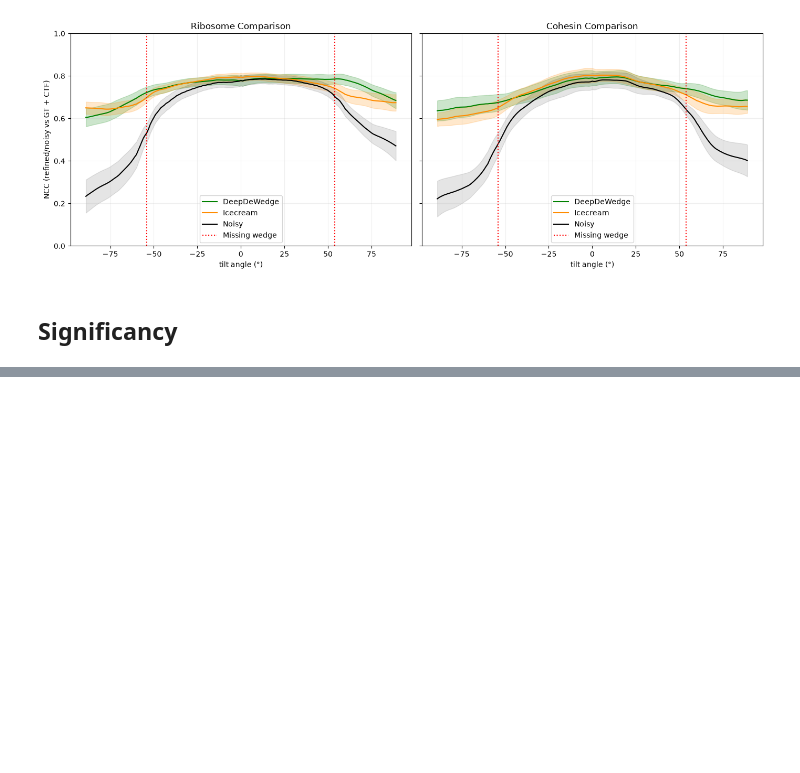
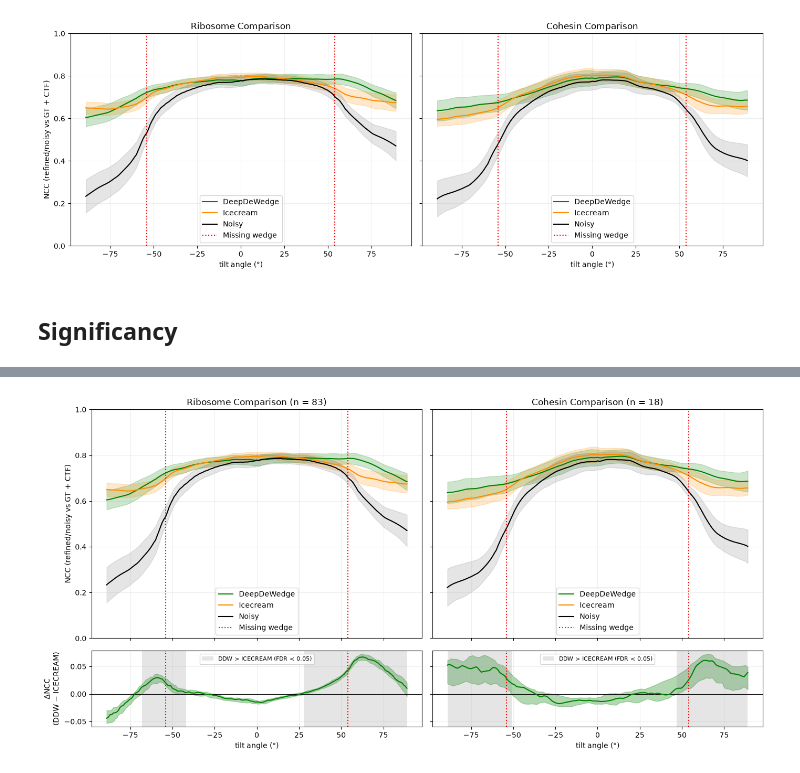
Before and after one commit to RubenMarchau/ARP, a Jupyter notebook: Phantom_tomogram_analysis.ipynb, the cells around one changed output, grey strips where cells are left out. Cells and saved outputs as stored; diff of their text form; code cells hidden in the pictures; blank space fills up the shorter version.

Commit message:
new FRC analysis in phantom tomogram + significancy slice comparison

```diff
--- a/Phantom_tomogram_analysis.ipynb
+++ b/Phantom_tomogram_analysis.ipynb
@@ -1009 +1037,88 @@ cohesin   DDW > ICECREAM           n= 18  median ΔNCC=+0.016  p_holm=6.4e-04  *
 cohesin   DDW > ICECREAM (wedge)   n= 18  median ΔNCC=+0.043  p_holm=7.6e-05  *
+# %%
+from pathlib import Path
+
+import matplotlib.pyplot as plt
+import numpy as np
+from scipy.stats import wilcoxon
+
+with np.load(Path("data") / "ncc_results.npz") as ncc_data:
+    angles = ncc_data["angles"]
+    ncc = {k: ncc_data[k] for k in ncc_data.files if k.startswith("ncc_")}
+
+exclude_outer_angles = True
+angle_mask = (np.abs(angles) < 90) if exclude_outer_angles else np.ones(angles.shape, dtype=bool)
+x = angles[angle_mask]
+
+MW = 54            # missing-wedge edge (deg)
+ALPHA = 0.05
+N_BOOT = 2000
+rng = np.random.default_rng(42)
+
+
+def bh(p):
+    """Benjamini-Hochberg FDR: True where significant."""
+    p = np.asarray(p)
+    order = np.argsort(p)
+    ranked = p[order] * len(p) / np.arange(1, len(p) + 1)
+    q = np.minimum.accumulate(ranked[::-1])[::-1]
+    sig = np.empty(len(p), dtype=bool)
+    sig[order] = q < ALPHA
+    return sig
+
+
+def paired_diff(a, b):
+    """Per-angle median of a-b, bootstrap 95% CI over particles, and BH-corrected one-sided Wilcoxon."""
+    d = a - b                                   # (n_particles, n_angles)
+    med = np.median(d, 0)
+    idx = rng.integers(0, len(d), (N_BOOT, len(d)))
+    boot = np.median(d[idx], axis=1)            # (N_BOOT, n_angles)
+    lo, hi = np.percentile(boot, [2.5, 97.5], axis=0)
+    p = [wilcoxon(d[:, i], alternative="greater").pvalue if np.any(d[:, i] != 0) else 1.0
+         for i in range(d.shape[1])]
+    return med, lo, hi, bh(p)
+
+
+def plot_particle(ax, axd, name, title):
+    ddw = ncc[f"ncc_{name}_ddw"][:, angle_mask]
+    ic = ncc[f"ncc_{name}_ic"][:, angle_mask]
+    noisy = ncc[f"ncc_{name}_noisy"][:, angle_mask]
+
+    # --- top: NCC curves (mean ± std over particles) ---
+    for y, color, label, a in [(ddw, "g", "DeepDeWedge", 0.2),
+                               (ic, "darkorange", "Icecream", 0.2),
+                               (noisy, "black", "Noisy", 0.1)]:
+        m, s = y.mean(0), y.std(0)
+        ax.plot(x, m, color=color, label=label)
+        ax.fill_between(x, m - s, m + s, color=color, alpha=a)
+    for axis in (ax, axd):
+        axis.axvline(-MW, color="r", linestyle=":")
+        axis.axvline(MW, color="r", linestyle=":")
+        axis.grid(True, alpha=0.2)
+    ax.lines[-1].set_label("Missing wedge")   # label one wedge line for the legend
+    ax.set_title(f"{title} Comparison (n = {len(ddw)})")
+    ax.set_ylim(0, 1)
+    ax.legend(loc="lower center")
+
+    # --- bottom: paired difference DDW - ICECREAM ---
+    med, lo, hi, sig = paired_diff(ddw, ic)
+    axd.axhline(0, color="k", lw=0.8)
+    axd.plot(x, med, color="g")
+    axd.fill_between(x, lo, hi, color="g", alpha=0.3)
+    axd.fill_between(x, 0, 1, where=sig, transform=axd.get_xaxis_transform(),
+                     color="grey", alpha=0.2, lw=0, label=f"DDW > ICECREAM (FDR < {ALPHA})")
+    axd.set_xlabel("tilt angle (°)")
+    axd.legend(loc="upper center", fontsize=8)
+
+
+fig, axes = plt.subplots(2, 2, figsize=(14, 7), sharex=True, sharey="row",
+                         gridspec_kw={"height_ratios": [3, 1]})
+plot_particle(axes[0, 0], axes[1, 0], "rib", "Ribosome")
+plot_particle(axes[0, 1], axes[1, 1], "coh", "Cohesin")
+axes[0, 0].set_ylabel("NCC (refined/noisy vs GT + CTF)")
+axes[1, 0].set_ylabel("ΔNCC\n(DDW − ICECREAM)")
+
+plt.tight_layout()
+plt.show()
+# %% [output]
+[figure, added]
```
Also changed, not shown: parts of 11 cells of this notebook, 9 other files.
